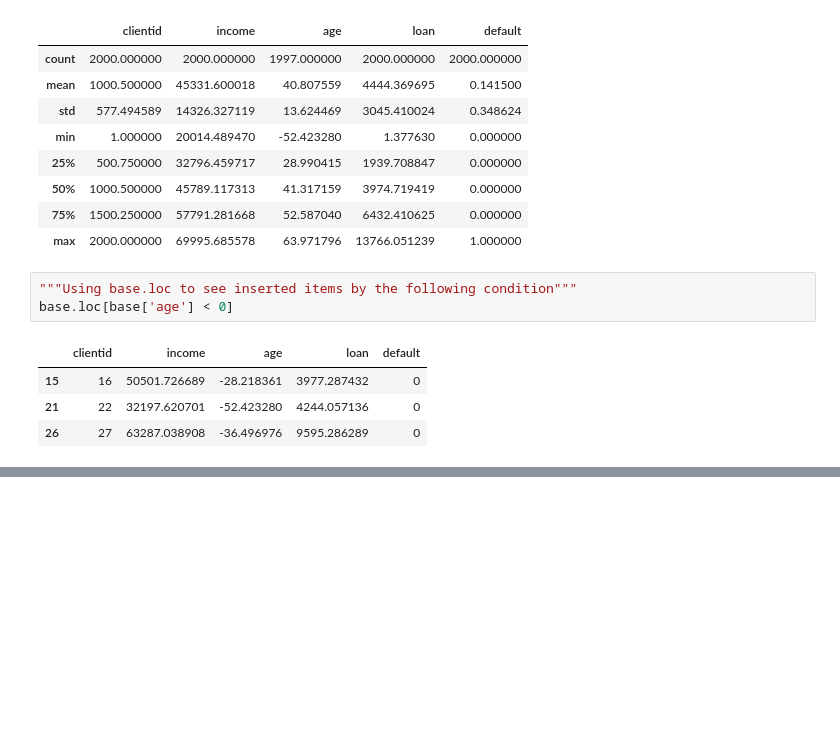
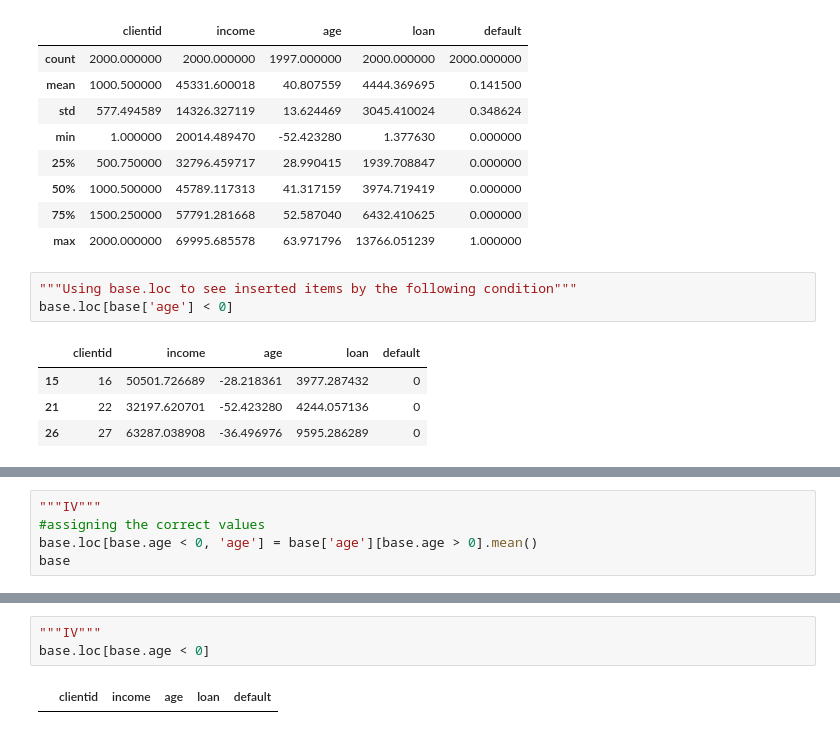
Before and after one commit to victor-s-santos/ML-e-DS-com-Python, a Jupyter notebook: pre_processamento.ipynb, the cells around one changed output, grey strips where cells are left out. Saved outputs shown, nothing was run; the diff lists cells and outputs as text; blank space fills up the shorter version.

Commit message:
assigning the mean values to problem values

```diff
--- a/pre_processamento.ipynb
+++ b/pre_processamento.ipynb
@@ -105,0 +116,5 @@ base
+# %%
+"""IV"""
+#assigning the correct values
+base.loc[base.age < 0, 'age'] = base['age'][base.age > 0].mean()
+base
@@ -105,0 +140,5 @@ base
+# %%
+"""IV"""
+base.loc[base.age < 0]
+# %% [output]
+|  | clientid | income | age | loan | default |
```
Also changed, not shown: parts of 5 cells of this notebook.
